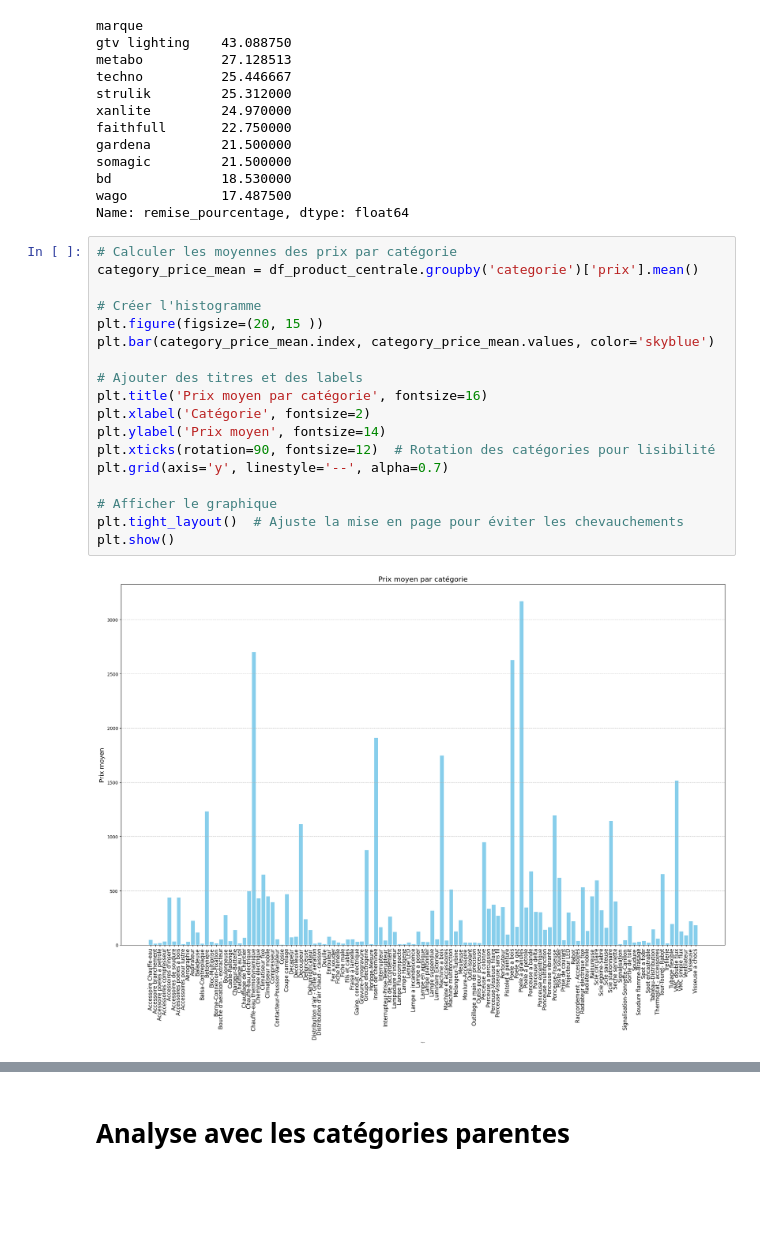
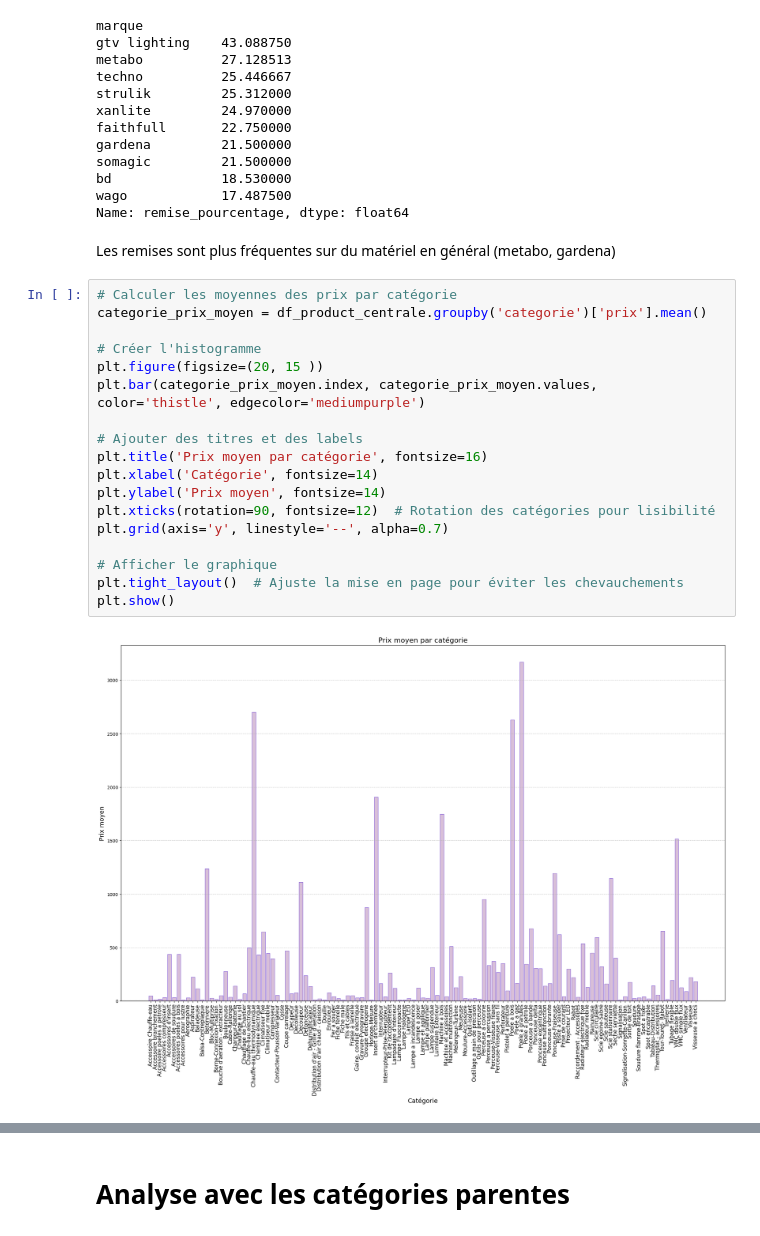
Before and after one commit to ludivineRB/bricosimplon_analysis, a Jupyter notebook: analysis.ipynb, the cells around one changed output, grey strips where cells are left out. Saved outputs shown, nothing was run; the diff lists cells and outputs as text; blank space fills up the shorter version.

Commit message:
try with categorie

```diff
--- a/analysis.ipynb
+++ b/analysis.ipynb
@@ -822,23 +844,25 @@ somagic         21.500000
 bd              18.530000
 wago            17.487500
 Name: remise_pourcentage, dtype: float64
+# %% [markdown]
+Les remises sont plus fréquentes sur du matériel en général (metabo, gardena)
 # %%
 # Calculer les moyennes des prix par catégorie
-category_price_mean = df_product_centrale.groupby('categorie')['prix'].mean()
+categorie_prix_moyen = df_product_centrale.groupby('categorie')['prix'].mean()
 
 # Créer l'histogramme
 plt.figure(figsize=(20, 15 ))
-plt.bar(category_price_mean.index, category_price_mean.values, color='skyblue')
+plt.bar(categorie_prix_moyen.index, categorie_prix_moyen.values, color='thistle', edgecolor='mediumpurple')
 
 # Ajouter des titres et des labels
 plt.title('Prix moyen par catégorie', fontsize=16)
-plt.xlabel('Catégorie', fontsize=2)
+plt.xlabel('Catégorie', fontsize=14)
 plt.ylabel('Prix moyen', fontsize=14)
 plt.xticks(rotation=90, fontsize=12)  # Rotation des catégories pour lisibilité
 plt.grid(axis='y', linestyle='--', alpha=0.7)
 
 # Afficher le graphique
 plt.tight_layout()  # Ajuste la mise en page pour éviter les chevauchements
 plt.show()
 # %% [output]
-[figure, old version]
+[figure, new version]
```
Also changed, not shown: parts of 10 cells of this notebook.
